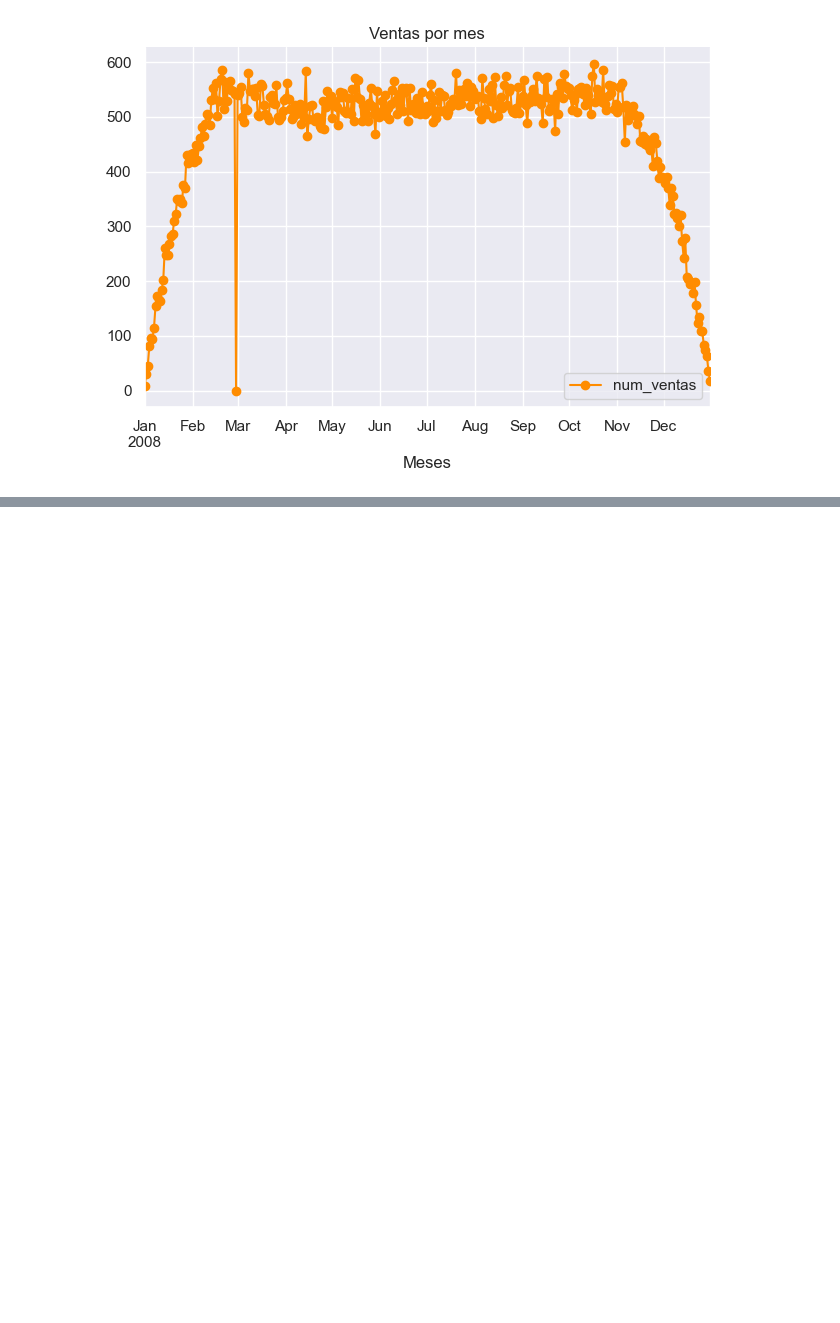
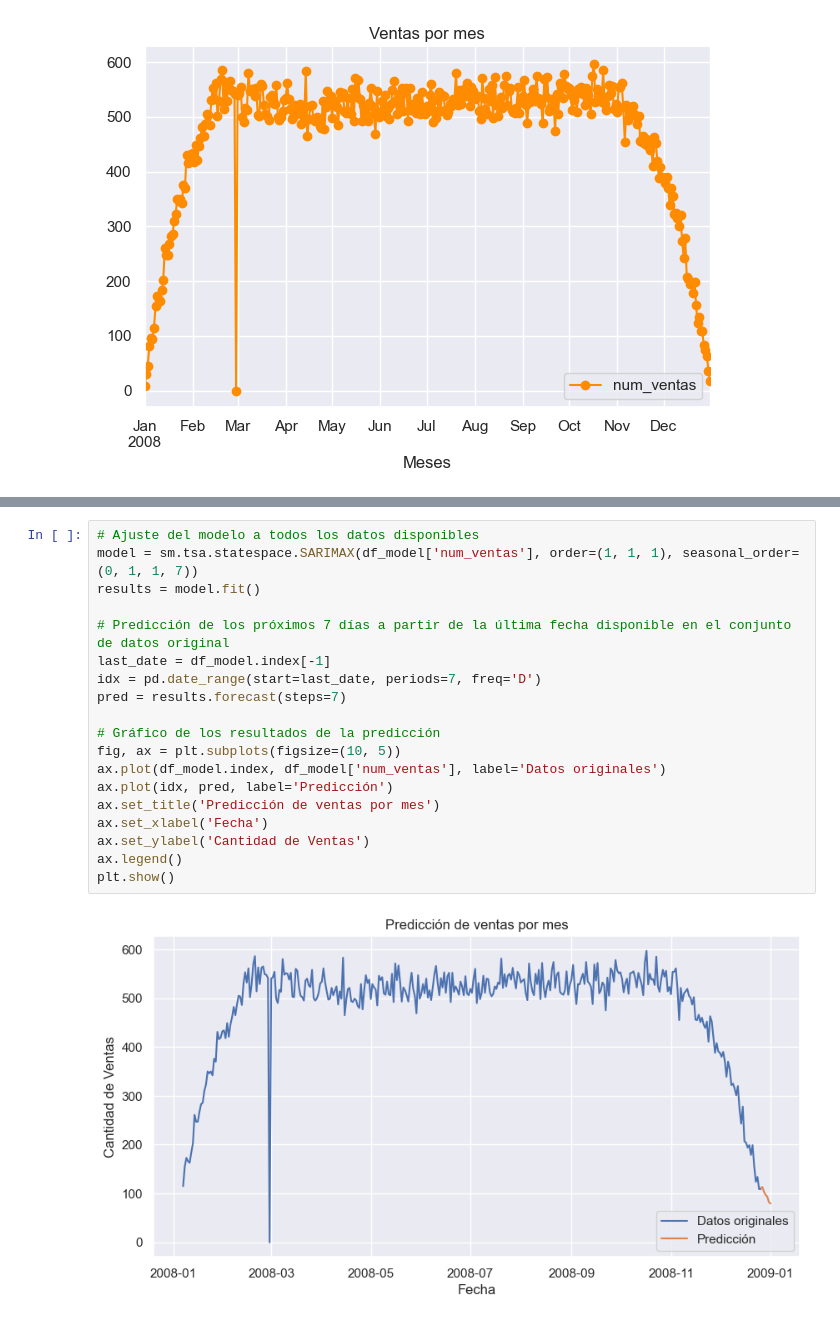
Before and after one commit to lauracamilaballesteros/forecast-fastapi-docker, a Jupyter notebook: notebooks/model/forecast-model.ipynb, the cells around one changed output, grey strips where cells are left out. Cells and saved outputs as stored; diff of their text form; blank space fills up the shorter version.

```diff
--- a/notebooks/model/forecast-model.ipynb
+++ b/notebooks/model/forecast-model.ipynb
@@ -212,0 +240,21 @@ Se implementara el modelo de prophet de facebook para hacer la prediccion del mo
+# %%
+# Ajuste del modelo a todos los datos disponibles
+model = sm.tsa.statespace.SARIMAX(df_model['num_ventas'], order=(1, 1, 1), seasonal_order=(0, 1, 1, 7))
+results = model.fit()
+
+# Predicción de los próximos 7 días a partir de la última fecha disponible en el conjunto de datos original
+last_date = df_model.index[-1]
+idx = pd.date_range(start=last_date, periods=7, freq='D')
+pred = results.forecast(steps=7)
+
+# Gráfico de los resultados de la predicción
+fig, ax = plt.subplots(figsize=(10, 5))
+ax.plot(df_model.index, df_model['num_ventas'], label='Datos originales')
+ax.plot(idx, pred, label='Predicción')
+ax.set_title('Predicción de ventas por mes')
+ax.set_xlabel('Fecha')
+ax.set_ylabel('Cantidad de Ventas')
+ax.legend()
+plt.show()
+# %% [output]
+[figure, added]
```
Also changed, not shown: parts of 3 cells of this notebook.
